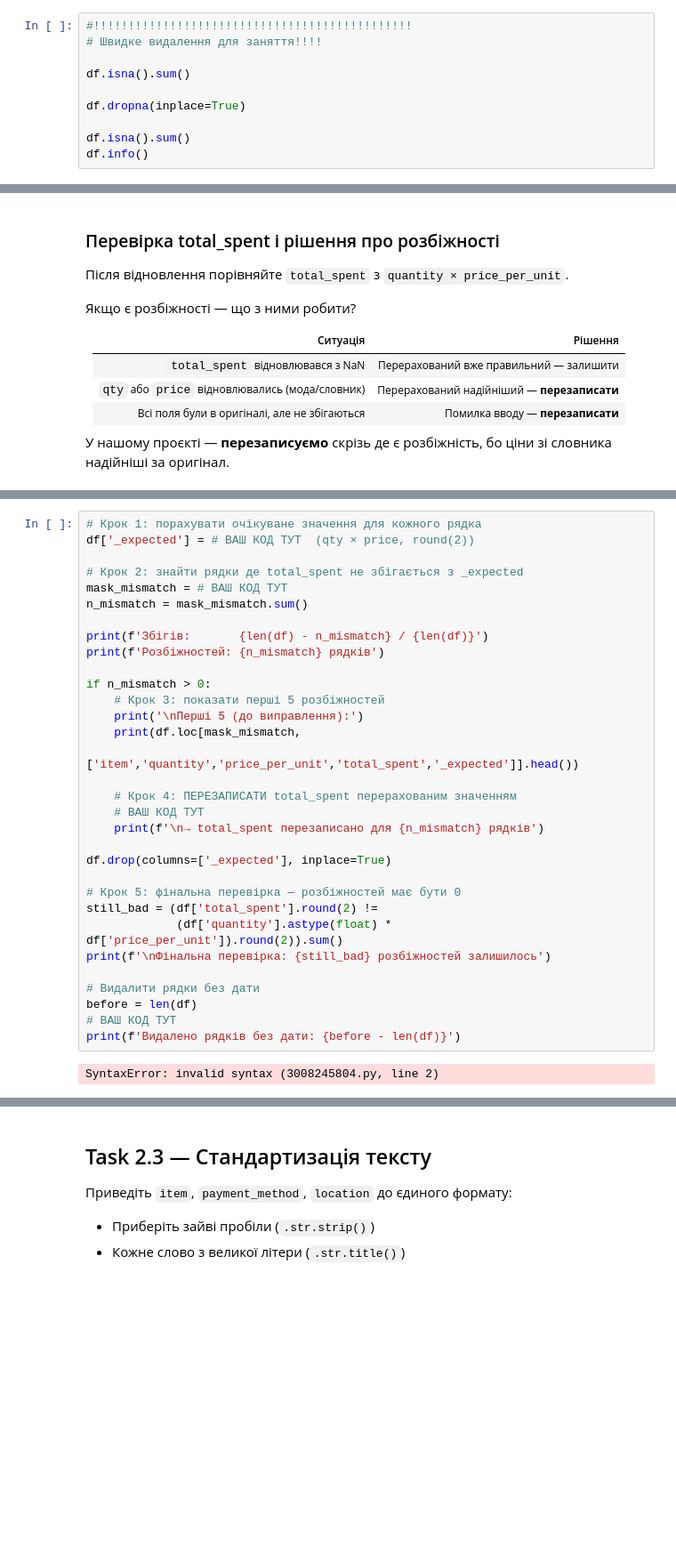
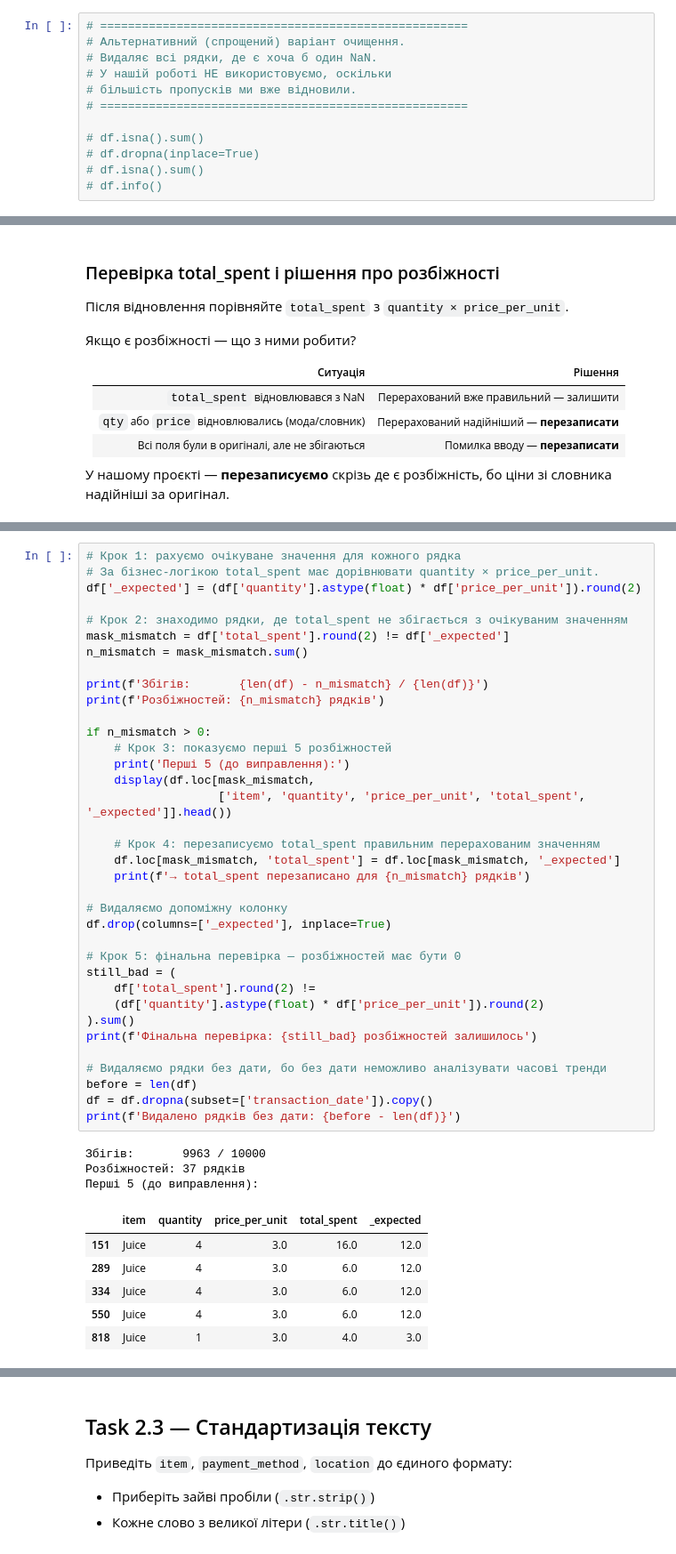
Before and after one commit to DymaStar/Analysis_Cafe_Sales-, a Jupyter notebook: DS_110626cafe_eda_workbook_version2.ipynb, the cells around one changed output, grey strips where cells are left out. Shown at 89% size. Saved outputs shown, nothing was run; the diff lists cells and outputs as text; blank space fills up the shorter version.

```diff
--- a/DS_110626cafe_eda_workbook_version2.ipynb
+++ b/DS_110626cafe_eda_workbook_version2.ipynb
@@ -815,10 +948,12 @@ df['total_spent'].fillna(df['total_spent'].median(), inplace=True)
 # %%
-#!!!!!!!!!!!!!!!!!!!!!!!!!!!!!!!!!!!!!!!!!!!!!!
-# Швидке видалення для заняття!!!!
+# =====================================================
+# Альтернативний (спрощений) варіант очищення.
+# Видаляє всі рядки, де є хоча б один NaN.
+# У нашій роботі НЕ використовуємо, оскільки
+# більшість пропусків ми вже відновили.
+# =====================================================
 
-df.isna().sum()
-
-df.dropna(inplace=True)
-
-df.isna().sum()
-df.info()
+# df.isna().sum()
+# df.dropna(inplace=True)
+# df.isna().sum()
+# df.info()
@@ -874,34 +1040,46 @@ df.head(1)
 # %%
-# Крок 1: порахувати очікуване значення для кожного рядка
-df['_expected'] = # ВАШ КОД ТУТ  (qty × price, round(2))
+# Крок 1: рахуємо очікуване значення для кожного рядка
+# За бізнес-логікою total_spent має дорівнювати quantity × price_per_unit.
+df['_expected'] = (df['quantity'].astype(float) * df['price_per_unit']).round(2)
 
-# Крок 2: знайти рядки де total_spent не збігається з _expected
-mask_mismatch = # ВАШ КОД ТУТ
+# Крок 2: знаходимо рядки, де total_spent не збігається з очікуваним значенням
+mask_mismatch = df['total_spent'].round(2) != df['_expected']
 n_mismatch = mask_mismatch.sum()
 
 print(f'Збігів:       {len(df) - n_mismatch} / {len(df)}')
 print(f'Розбіжностей: {n_mismatch} рядків')
 
 if n_mismatch > 0:
-    # Крок 3: показати перші 5 розбіжностей
-    print('\nПерші 5 (до виправлення):')
-    print(df.loc[mask_mismatch,
-                 ['item','quantity','price_per_unit','total_spent','_expected']].head())
+    # Крок 3: показуємо перші 5 розбіжностей
+    print('Перші 5 (до виправлення):')
+    display(df.loc[mask_mismatch,
+                   ['item', 'quantity', 'price_per_unit', 'total_spent', '_expected']].head())
 
-    # Крок 4: ПЕРЕЗАПИСАТИ total_spent перерахованим значенням
-    # ВАШ КОД ТУТ
-    print(f'\n→ total_spent перезаписано для {n_mismatch} рядків')
+    # Крок 4: перезаписуємо total_spent правильним перерахованим значенням
+    df.loc[mask_mismatch, 'total_spent'] = df.loc[mask_mismatch, '_expected']
+    print(f'→ total_spent перезаписано для {n_mismatch} рядків')
 
+# Видаляємо допоміжну колонку
 df.drop(columns=['_expected'], inplace=True)
 
 # Крок 5: фінальна перевірка — розбіжностей має бути 0
-still_bad = (df['total_spent'].round(2) !=
-             (df['quantity'].astype(float) * df['price_per_unit']).round(2)).sum()
-print(f'\nФінальна перевірка: {still_bad} розбіжностей залишилось')
+still_bad = (
+    df['total_spent'].round(2) !=
+    (df['quantity'].astype(float) * df['price_per_unit']).round(2)
+).sum()
+print(f'Фінальна перевірка: {still_bad} розбіжностей залишилось')
 
-# Видалити рядки без дати
+# Видаляємо рядки без дати, бо без дати неможливо аналізувати часові тренди
 before = len(df)
-# ВАШ КОД ТУТ
+df = df.dropna(subset=['transaction_date']).copy()
 print(f'Видалено рядків без дати: {before - len(df)}')
 # %% [output]
-SyntaxError: invalid syntax (3008245804.py, line 2)
+Збігів:       9963 / 10000
+Розбіжностей: 37 рядків
+Перші 5 (до виправлення):
+|  | item | quantity | price_per_unit | total_spent | _expected |
+| 151 | Juice | 4 | 3.0 | 16.0 | 12.0 |
+| 289 | Juice | 4 | 3.0 | 6.0 | 12.0 |
+| 334 | Juice | 4 | 3.0 | 6.0 | 12.0 |
+| 550 | Juice | 4 | 3.0 | 6.0 | 12.0 |
+| 818 | Juice | 1 | 3.0 | 4.0 | 3.0 |
```
Also changed, not shown: parts of 42 cells of this notebook.
